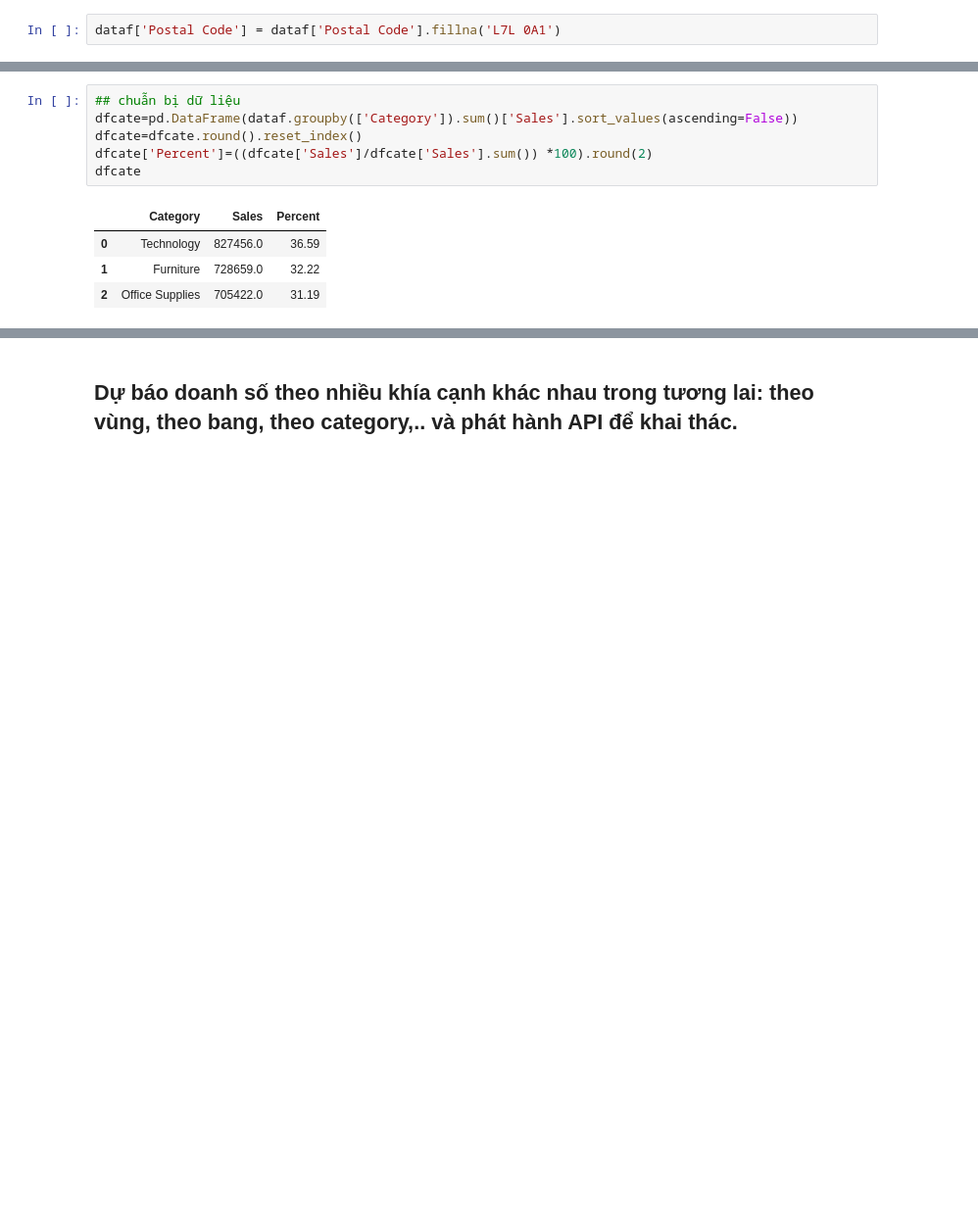
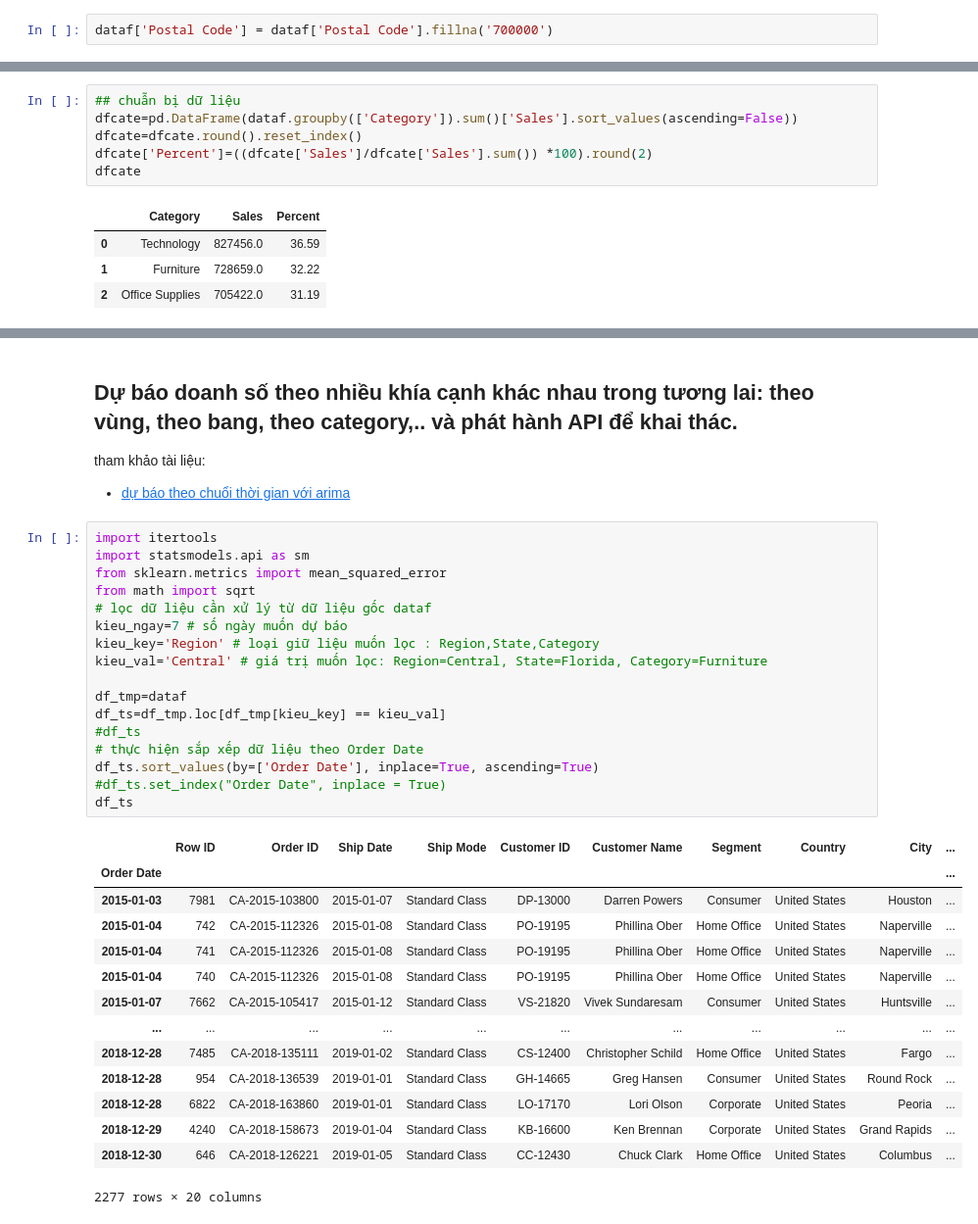
Before and after one commit to nguyenvudev20/mse22.python4engineer, a Jupyter notebook: Bai_Assignment.ipynb, the cells around one changed output, grey strips where cells are left out. Shown: that part at 98% size. Cells and saved outputs as stored; diff of their text form; blank space fills up the shorter version.

```diff
--- a/Bai_Assignment.ipynb
+++ b/Bai_Assignment.ipynb
@@ -117,7 +117,7 @@ dataf[dataf['Postal Code'].isnull()]
 | 9389 | 9390 | US-2018-127292 | 19/01/2018 | 23/01/2018 | Standard Class | RM-19375 | Raymond Messe | Consumer | United States | ... |
 | 9741 | 9742 | CA-2016-117086 | 08/11/2016 | 12/11/2016 | Standard Class | QJ-19255 | Quincy Jones | Corporate | United States | ... |
 # %%
-dataf['Postal Code'] = dataf['Postal Code'].fillna('L7L 0A1')
+dataf['Postal Code'] = dataf['Postal Code'].fillna('700000')
 # %%
 dataf['Order Date'] = pd.to_datetime(dataf['Order Date'],format='%d/%m/%Y')
 dataf['Ship Date'] = pd.to_datetime(dataf['Ship Date'],format='%d/%m/%Y')
@@ -433,3 +426,40 @@ fig.show() # hiển thị biểu đồ
 [interactive output not drawn]
 # %% [markdown]
 ## Dự báo doanh số theo nhiều khía cạnh khác nhau trong tương lai: theo vùng, theo bang, theo category,..  và phát hành API để khai thác.
+
+tham khảo tài liệu:
+
+
+*   [dự báo theo chuổi thời gian với arima](https://galaxyz.net/huong-dan-du-bao-chuoi-thoi-gian-voi-arima-bang-python-3.2170.anews)
+# %%
+import itertools
+import statsmodels.api as sm
+from sklearn.metrics import mean_squared_error
+from math import sqrt
+# lọc dữ liệu cần xử lý từ dữ liệu gốc dataf
+kieu_ngay=7 # số ngày muốn dự báo
+kieu_key='Region' # loại giữ liệu muốn lọc : Region,State,Category
+kieu_val='Central' # giá trị muốn lọc: Region=Central, State=Florida, Category=Furniture
+
+df_tmp=dataf
+df_ts=df_tmp.loc[df_tmp[kieu_key] == kieu_val]
+#df_ts
+# thực hiện sắp xếp dữ liệu theo Order Date
+df_ts.sort_values(by=['Order Date'], inplace=True, ascending=True)
+#df_ts.set_index("Order Date", inplace = True)
+df_ts
+# %% [output]
+|  | Row ID | Order ID | Ship Date | Ship Mode | Customer ID | Customer Name | Segment | Country | City | ... |
+| Order Date |  |  |  |  |  |  |  |  |  | ... |
+| 2015-01-03 | 7981 | CA-2015-103800 | 2015-01-07 | Standard Class | DP-13000 | Darren Powers | Consumer | United States | Houston | ... |
+| 2015-01-04 | 742 | CA-2015-112326 | 2015-01-08 | Standard Class | PO-19195 | Phillina Ober | Home Office | United States | Naperville | ... |
+| 2015-01-04 | 741 | CA-2015-112326 | 2015-01-08 | Standard Class | PO-19195 | Phillina Ober | Home Office | United States | Naperville | ... |
+| 2015-01-04 | 740 | CA-2015-112326 | 2015-01-08 | Standard Class | PO-19195 | Phillina Ober | Home Office | United States | Naperville | ... |
+| 2015-01-07 | 7662 | CA-2015-105417 | 2015-01-12 | Standard Class | VS-21820 | Vivek Sundaresam | Consumer | United States | Huntsville | ... |
+| ... | ... | ... | ... | ... | ... | ... | ... | ... | ... | ... |
+| 2018-12-28 | 7485 | CA-2018-135111 | 2019-01-02 | Standard Class | CS-12400 | Christopher Schild | Home Office | United States | Fargo | ... |
+| 2018-12-28 | 954 | CA-2018-136539 | 2019-01-01 | Standard Class | GH-14665 | Greg Hansen | Consumer | United States | Round Rock | ... |
+| 2018-12-28 | 6822 | CA-2018-163860 | 2019-01-01 | Standard Class | LO-17170 | Lori Olson | Corporate | United States | Peoria | ... |
+| 2018-12-29 | 4240 | CA-2018-158673 | 2019-01-04 | Standard Class | KB-16600 | Ken Brennan | Corporate | United States | Grand Rapids | ... |
+| 2018-12-30 | 646 | CA-2018-126221 | 2019-01-05 | Standard Class | CC-12430 | Chuck Clark | Home Office | United States | Columbus | ... |
+2277 rows × 20 columns
```
Also changed, not shown: parts of 13 cells of this notebook.
